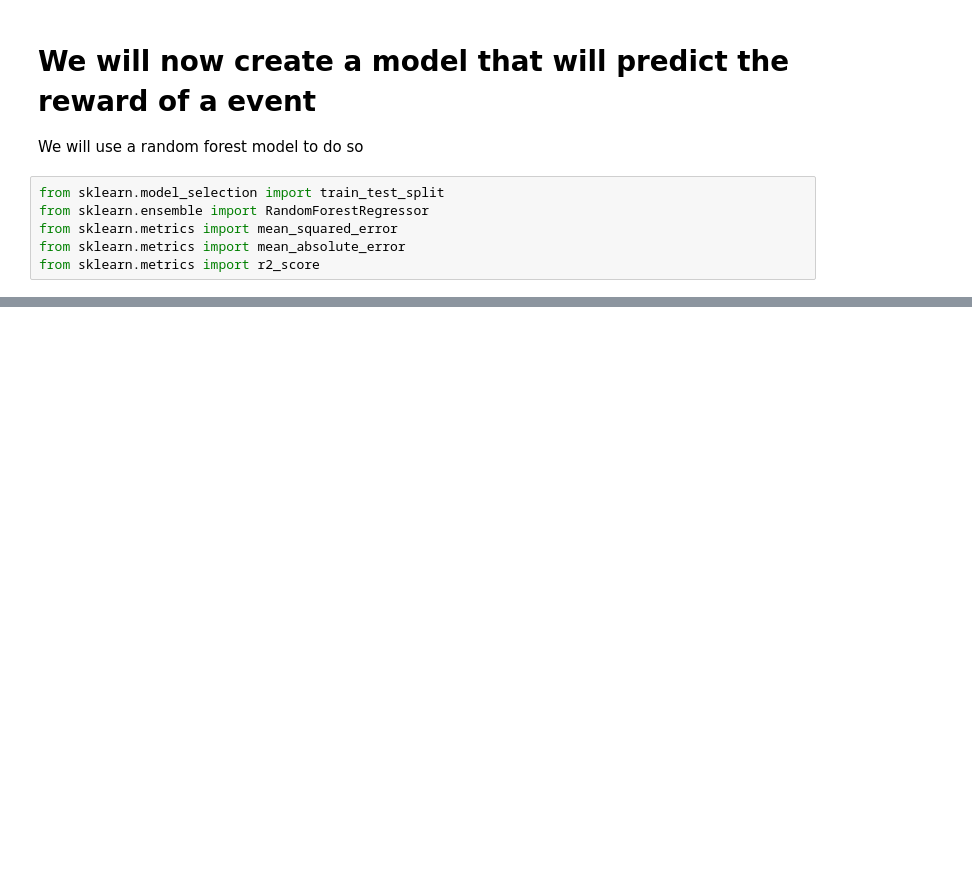
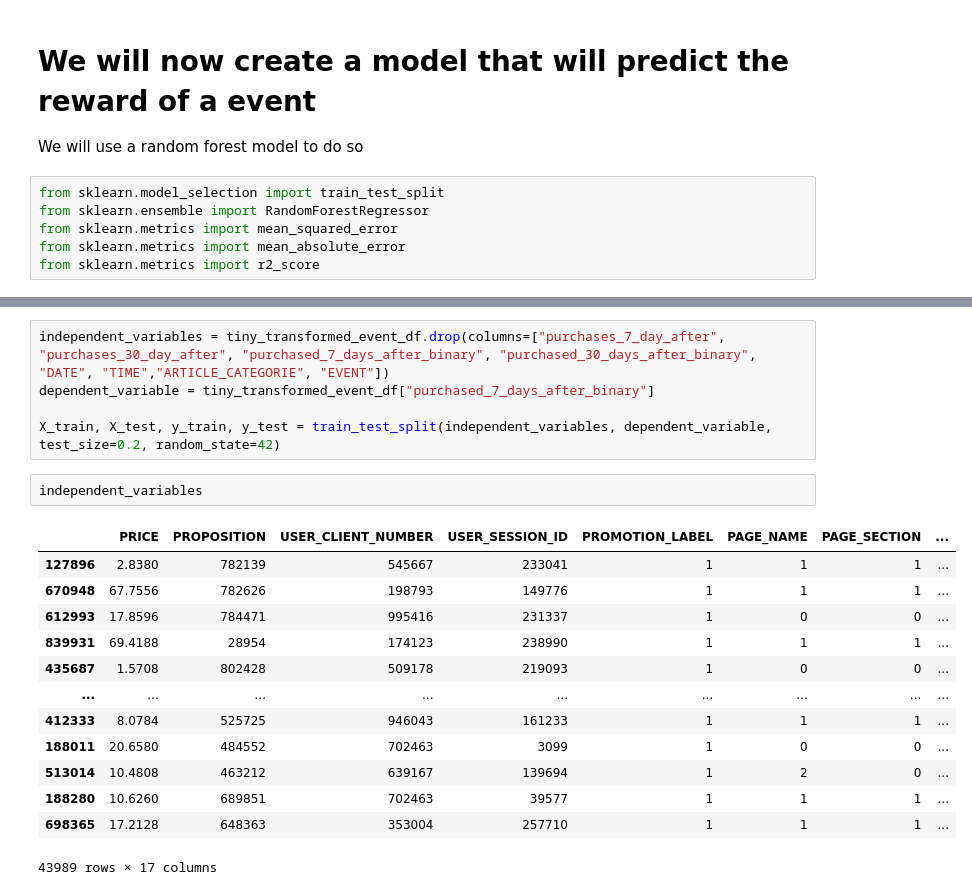
Before and after one commit to Echotianee/CausalInference, a Jupyter notebook: evaluator.ipynb, the cells around one changed output, grey strips where cells are left out. Saved outputs shown, nothing was run; the diff lists cells and outputs as text; blank space fills up the shorter version.

```diff
--- a/evaluator.ipynb
+++ b/evaluator.ipynb
@@ -311,0 +415,21 @@ print(f"R2 Score: {r2}")
+# %%
+independent_variables = tiny_transformed_event_df.drop(columns=["purchases_7_day_after", "purchases_30_day_after", "purchased_7_days_after_binary", "purchased_30_days_after_binary", "DATE", "TIME","ARTICLE_CATEGORIE", "EVENT"])
+dependent_variable = tiny_transformed_event_df["purchased_7_days_after_binary"]
+
+X_train, X_test, y_train, y_test = train_test_split(independent_variables, dependent_variable, test_size=0.2, random_state=42)
+# %%
+independent_variables
+# %% [output]
+|  | PRICE | PROPOSITION | USER_CLIENT_NUMBER | USER_SESSION_ID | PROMOTION_LABEL | PAGE_NAME | PAGE_SECTION | ... |
+| 127896 | 2.8380 | 782139 | 545667 | 233041 | 1 | 1 | 1 | ... |
+| 670948 | 67.7556 | 782626 | 198793 | 149776 | 1 | 1 | 1 | ... |
+| 612993 | 17.8596 | 784471 | 995416 | 231337 | 1 | 0 | 0 | ... |
+| 839931 | 69.4188 | 28954 | 174123 | 238990 | 1 | 1 | 1 | ... |
+| 435687 | 1.5708 | 802428 | 509178 | 219093 | 1 | 0 | 0 | ... |
+| ... | ... | ... | ... | ... | ... | ... | ... | ... |
+| 412333 | 8.0784 | 525725 | 946043 | 161233 | 1 | 1 | 1 | ... |
+| 188011 | 20.6580 | 484552 | 702463 | 3099 | 1 | 0 | 0 | ... |
+| 513014 | 10.4808 | 463212 | 639167 | 139694 | 1 | 2 | 0 | ... |
+| 188280 | 10.6260 | 689851 | 702463 | 39577 | 1 | 1 | 1 | ... |
+| 698365 | 17.2128 | 648363 | 353004 | 257710 | 1 | 1 | 1 | ... |
+43989 rows × 17 columns
```
Also changed, not shown: parts of 20 cells of this notebook.
